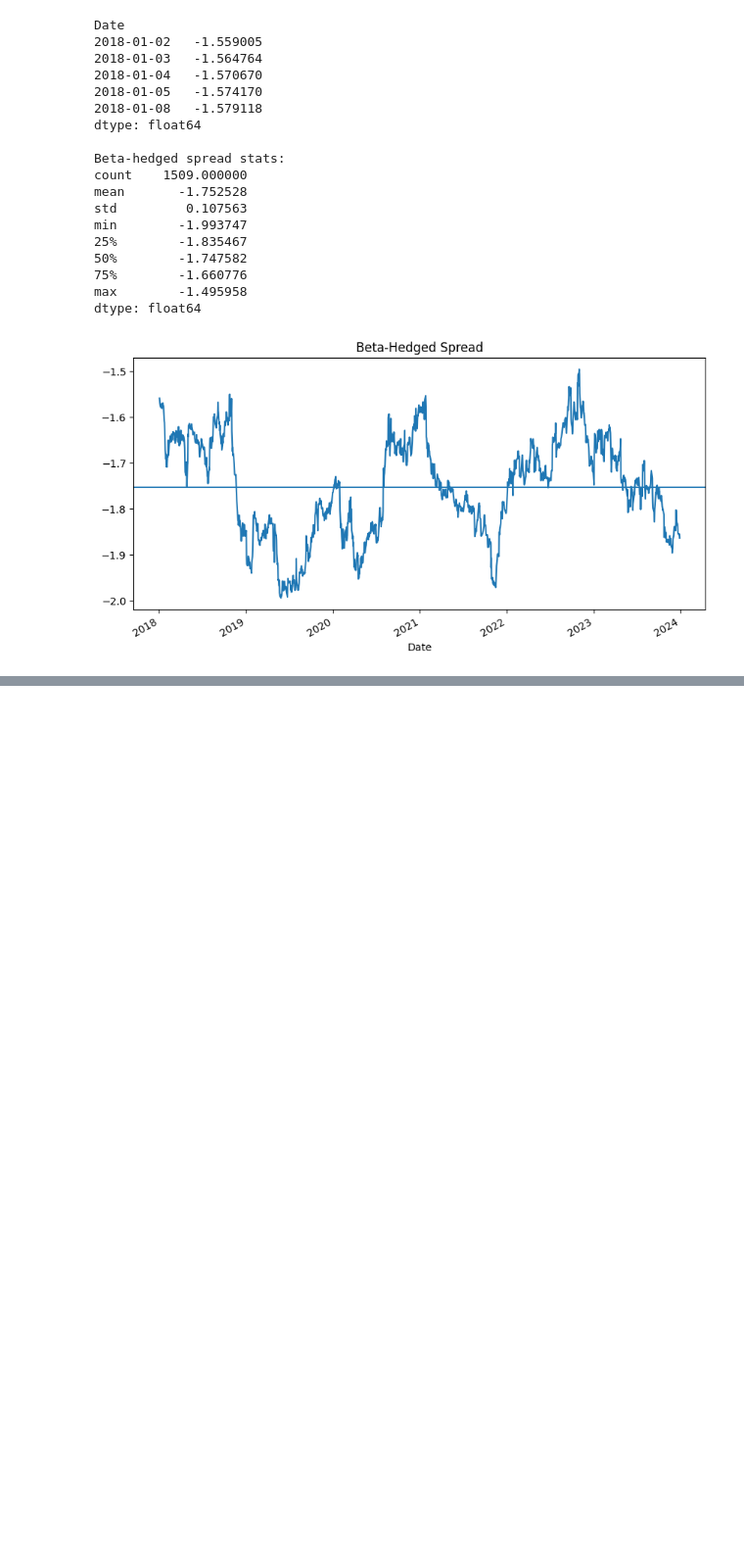
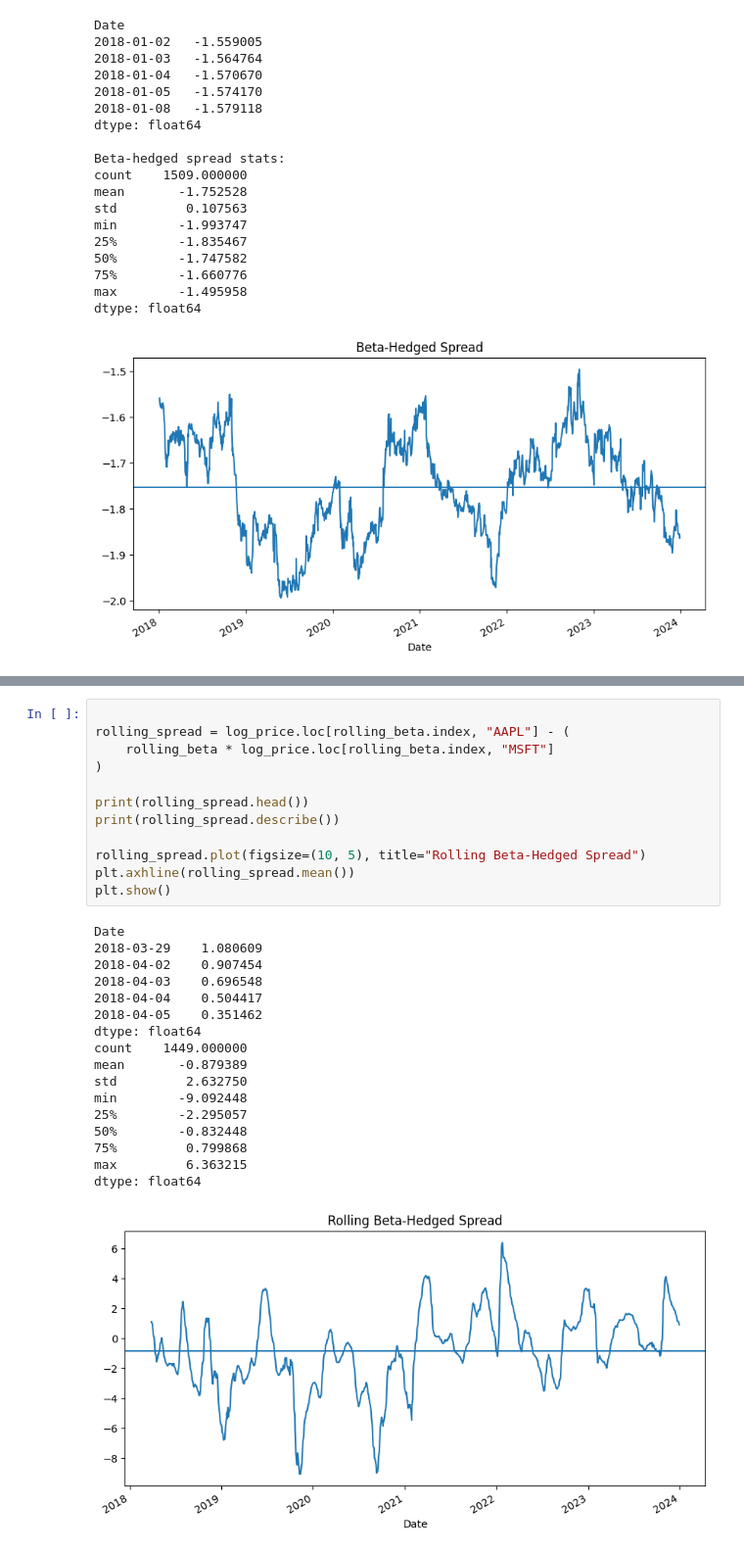
Before and after one commit to Shaur544/stat-arbitrage-pipeline, a Jupyter notebook: stat-arb-research-pipeline/notebooks/01_data_exploration.ipynb, the cells around one changed output, grey strips where cells are left out. Shown at 98% size. Cells and saved outputs as stored; diff of their text form; blank space fills up the shorter version.

```diff
--- a/stat-arb-research-pipeline/notebooks/01_data_exploration.ipynb
+++ b/stat-arb-research-pipeline/notebooks/01_data_exploration.ipynb
@@ -317 +316,31 @@ Date
 dtype: float64
+# %%
+
+rolling_spread = log_price.loc[rolling_beta.index, "AAPL"] - (
+    rolling_beta * log_price.loc[rolling_beta.index, "MSFT"]
+)
+
+print(rolling_spread.head())
+print(rolling_spread.describe())
+
+rolling_spread.plot(figsize=(10, 5), title="Rolling Beta-Hedged Spread")
+plt.axhline(rolling_spread.mean())
+plt.show()
+# %% [output]
+Date
+2018-03-29    1.080609
+2018-04-02    0.907454
+2018-04-03    0.696548
+2018-04-04    0.504417
+2018-04-05    0.351462
+dtype: float64
+count    1449.000000
+mean       -0.879389
+std         2.632750
+min        -9.092448
+25%        -2.295057
+50%        -0.832448
+75%         0.799868
+max         6.363215
+dtype: float64
+[figure, added]
```
Also changed, not shown: parts of 18 cells of this notebook.
